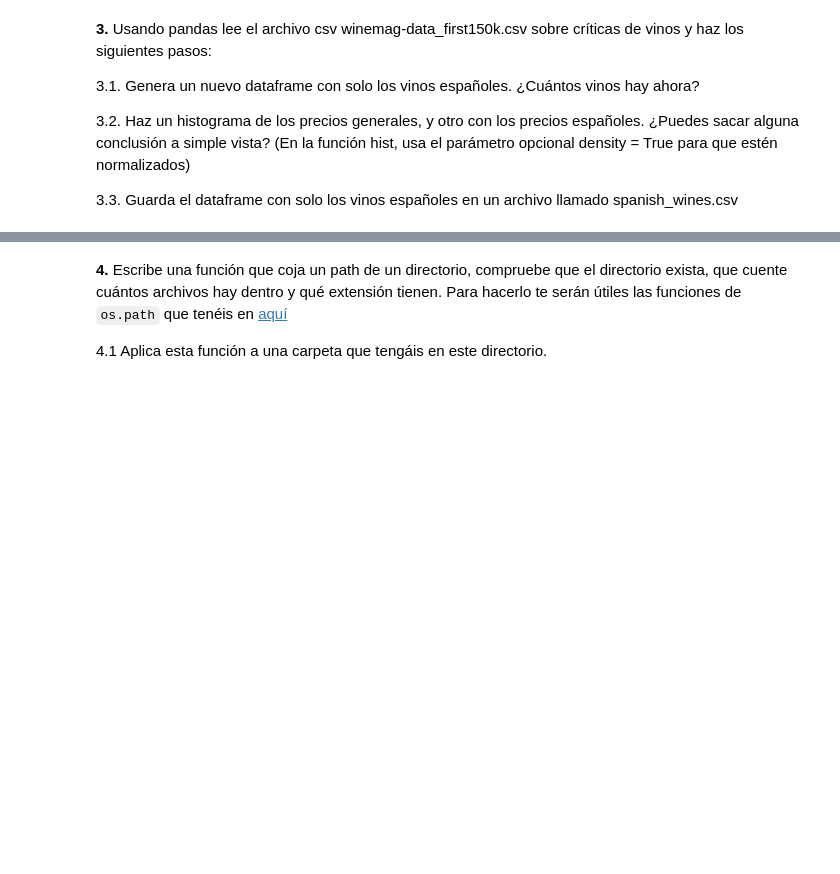
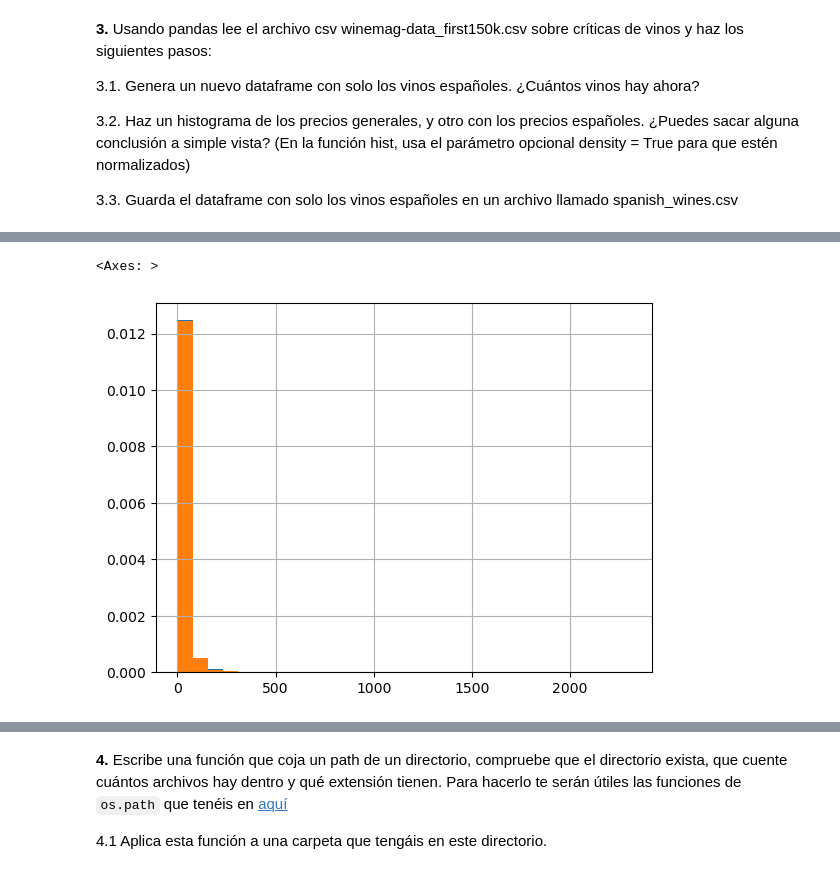
Before and after one commit to pablop11/CE_IABD, a Jupyter notebook: PIA/UNIDAD2/Unidad 2_5 Lectura_y_escritura_de_ficheros_solucion/Unidad 2_5 Lectura_y_escritura_de_ficheros.ipynb, the cells around one changed output, grey strips where cells are left out. Saved outputs shown, nothing was run; the diff lists cells and outputs as text; code cells hidden in the pictures; blank space fills up the shorter version.

```diff
--- a/PIA/UNIDAD2/Unidad 2_5 Lectura_y_escritura_de_ficheros_solucion/Unidad 2_5 Lectura_y_escritura_de_ficheros.ipynb
+++ b/PIA/UNIDAD2/Unidad 2_5 Lectura_y_escritura_de_ficheros_solucion/Unidad 2_5 Lectura_y_escritura_de_ficheros.ipynb
@@ -283,0 +283,9 @@ df.to_excel("prueba_pandas.xlsx")
+# %%
+# Código
+import pandas as pd
+import numpy as np
+
+df_vinos = pd.read_csv("winemag-data_first150k.csv")
+
+vinos_espanoles = df_vinos[df_vinos["country"] == "Spain"]
+vinos_espanoles
@@ -283,0 +318,6 @@ df.to_excel("prueba_pandas.xlsx")
+# %%
+vinos_espanoles["price"].hist(density=True)
+df_vinos["price"].hist(bins=30,density=True)
+# %% [output]
+<Axes: >
+[figure, added]
```
Also changed, not shown: parts of 8 cells of this notebook, 5 other files.
